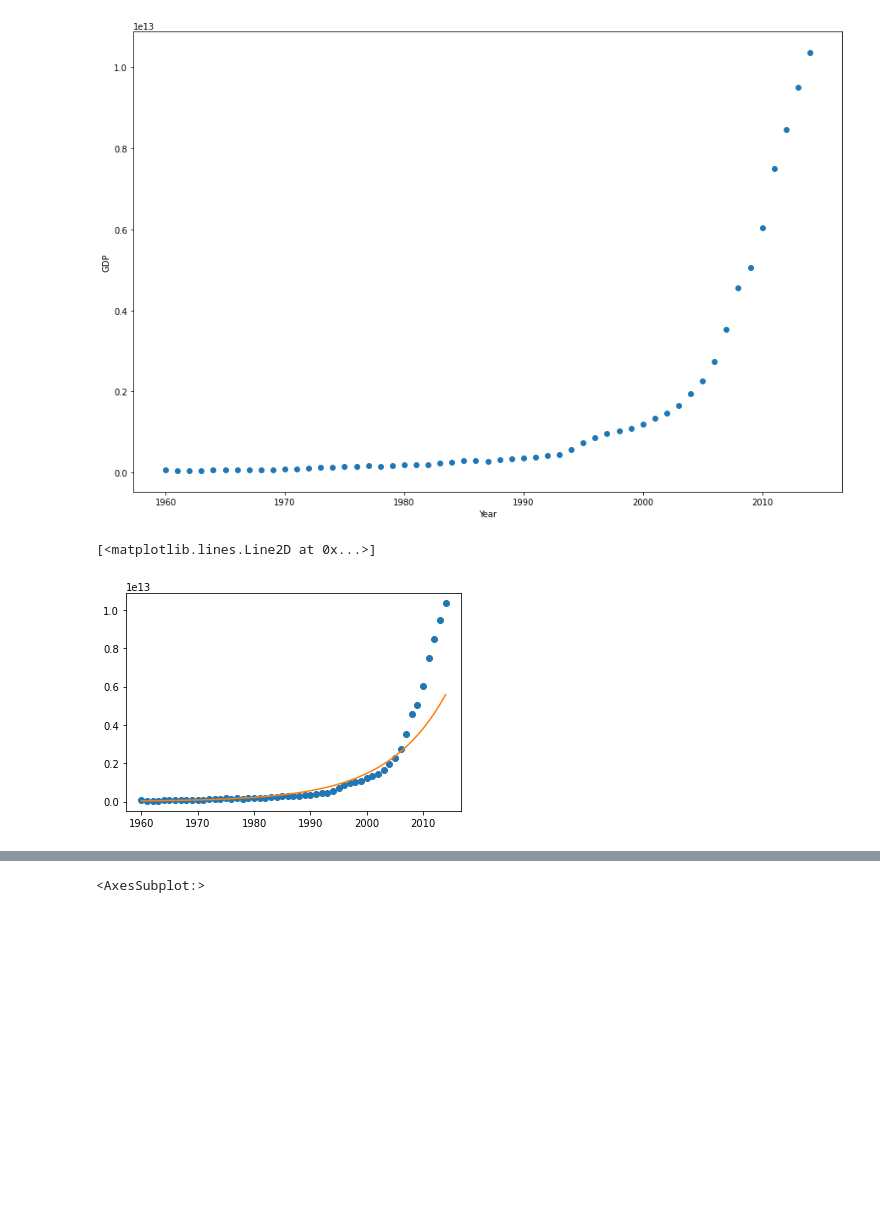
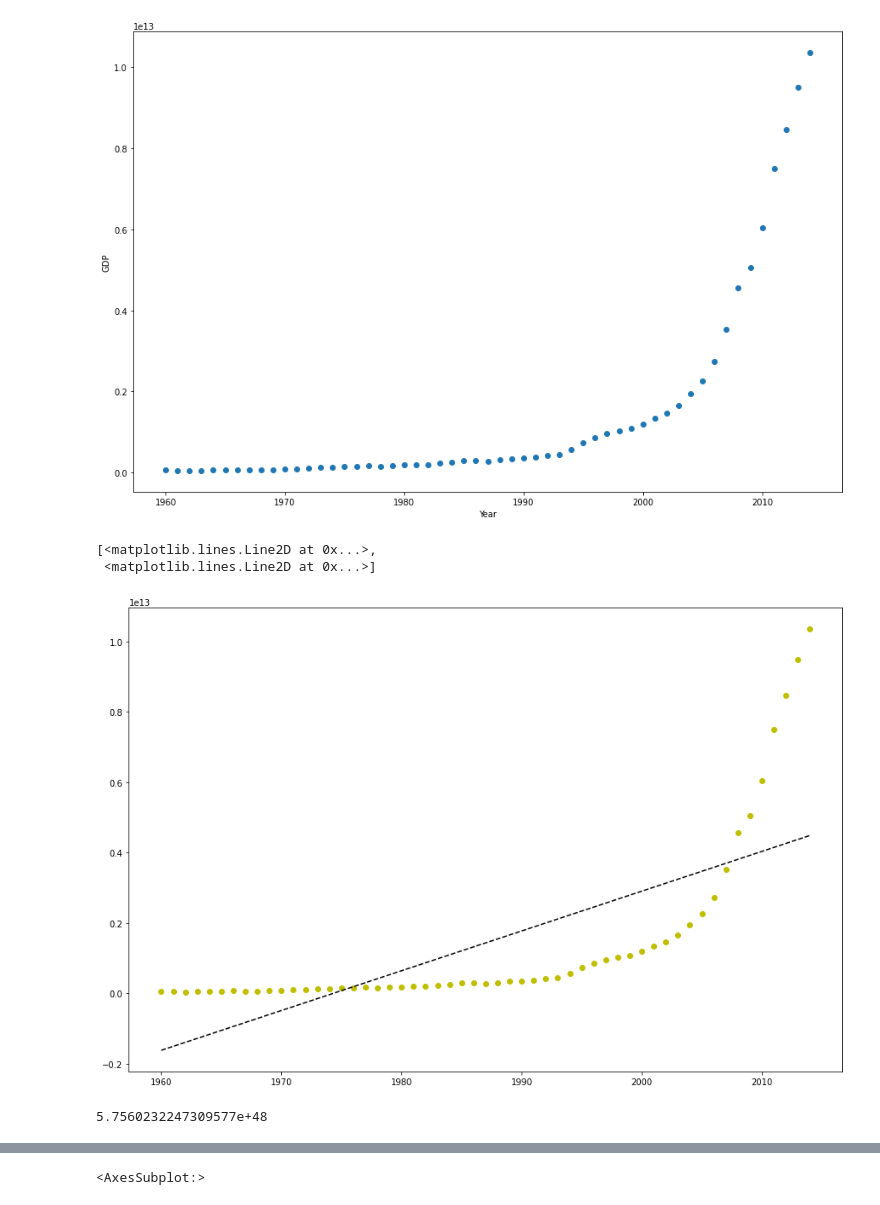
Before and after one commit to HolmQ84/DataScience-JupyterProjects, a Jupyter notebook: Assignment 5 - China.ipynb, the cells around one changed output, grey strips where cells are left out. Drawn from its saved outputs; the diff is of its cells as text; code cells hidden in the pictures; blank space fills up the shorter version.

```diff
--- a/Assignment 5 - China.ipynb
+++ b/Assignment 5 - China.ipynb
@@ -64,11 +64,19 @@ plt.show()
 # %% [output]
 [figure]
 # %%
-fit = np.polyfit(china['Year'], np.log(china['Value']), 1)
+# Create a linear regression model
 
-y = np.exp(fit[1]) * np.exp(fit[0]*china['Year'])
-plt.plot(china['Year'], china['Value'], "o")
-plt.plot(china['Year'], y)
+linear_fit = np.polyfit(china['Year'], china['Value'],1)
+poly1d_fn = np.poly1d(linear_fit)
+plt.figure(figsize=(15, 10))
+plt.plot(china['Year'],china['Value'], 'yo', china['Year'], poly1d_fn(china['Year']), '--k')
 # %% [output]
-[<matplotlib.lines.Line2D at 0x...>]
+[<matplotlib.lines.Line2D at 0x...>,
+ <matplotlib.lines.Line2D at 0x...>]
-[figure, old version]
+[figure, new version]
+# %%
+# Find the sum of error squares.
+
+np.sum((np.polyval(np.polyfit(china['Year'], china['Value'],1), china['Value']) - china['Year'])**2)
+# %% [output]
+5.7560232247309577e+48
```
Also changed, not shown: parts of 6 cells of this notebook, 3 other files.
